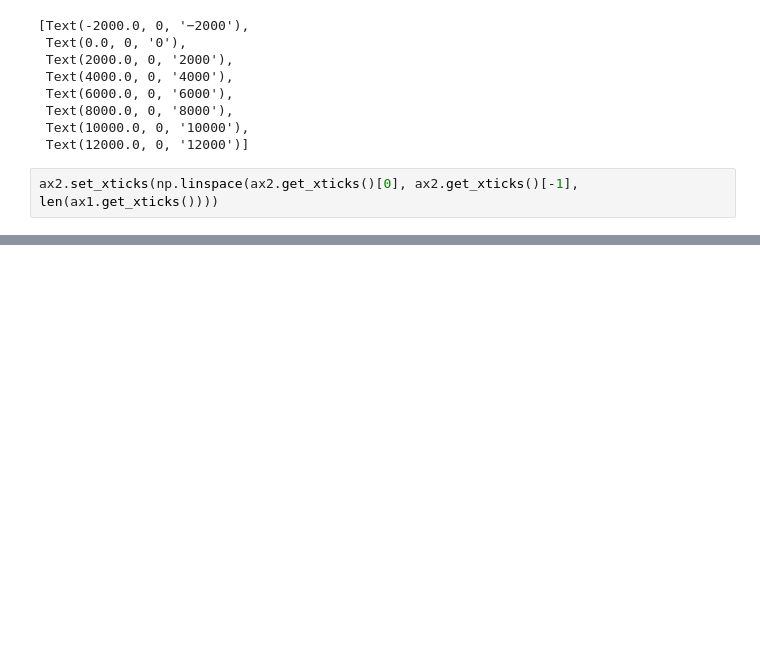
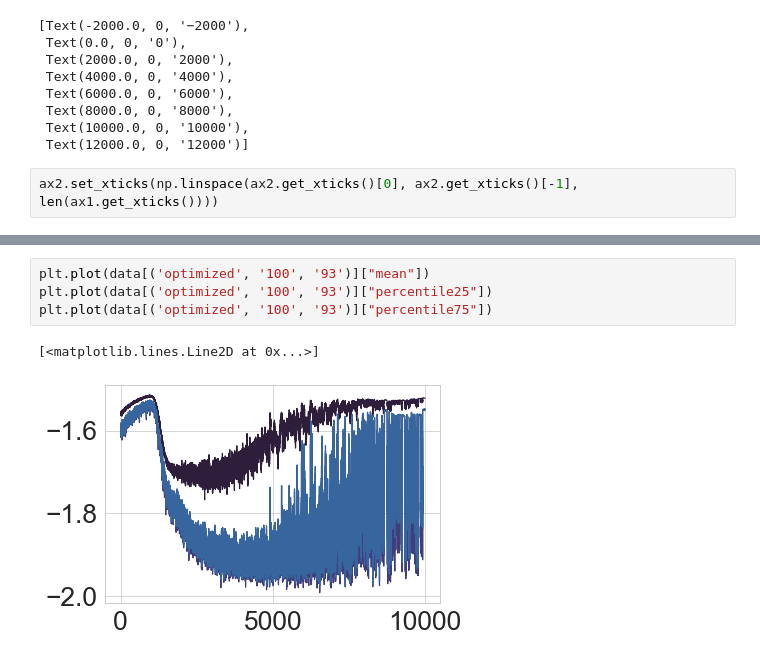
Before and after one commit to CCarissimo/manipulateRL, a Jupyter notebook: plotting.ipynb, the cells around one changed output, grey strips where cells are left out. Drawn from its saved outputs; the diff is of its cells as text; blank space fills up the shorter version.

```diff
--- a/plotting.ipynb
+++ b/plotting.ipynb
@@ -112,0 +202,7 @@ ax2.set_xticks(np.linspace(ax2.get_xticks()[0], ax2.get_xticks()[-1], len(ax1.ge
+# %%
+plt.plot(data[('optimized', '100', '93')]["mean"])
+plt.plot(data[('optimized', '100', '93')]["percentile25"])
+plt.plot(data[('optimized', '100', '93')]["percentile75"])
+# %% [output]
+[<matplotlib.lines.Line2D at 0x...>]
+[figure, added]
```
Also changed, not shown: parts of 6 cells of this notebook.
